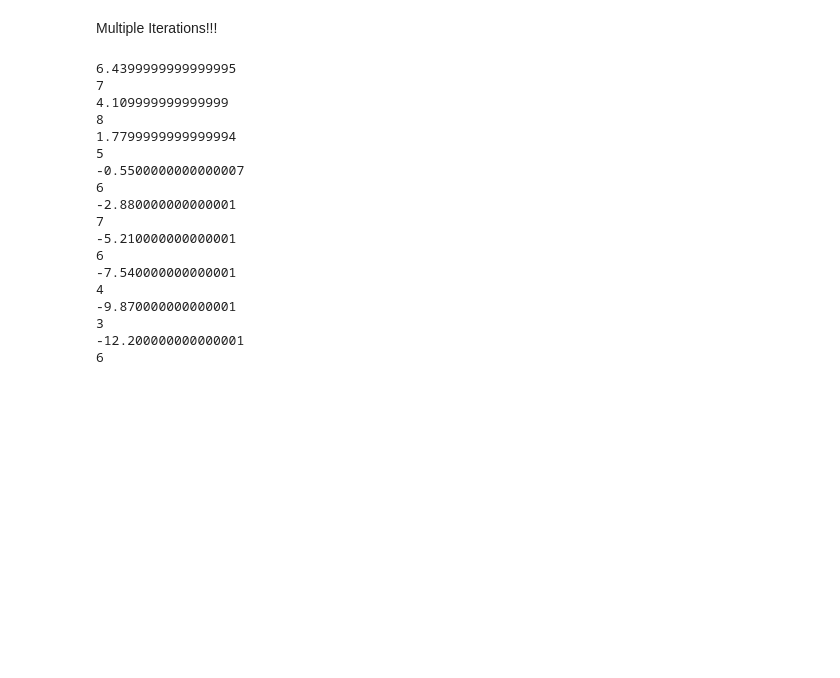
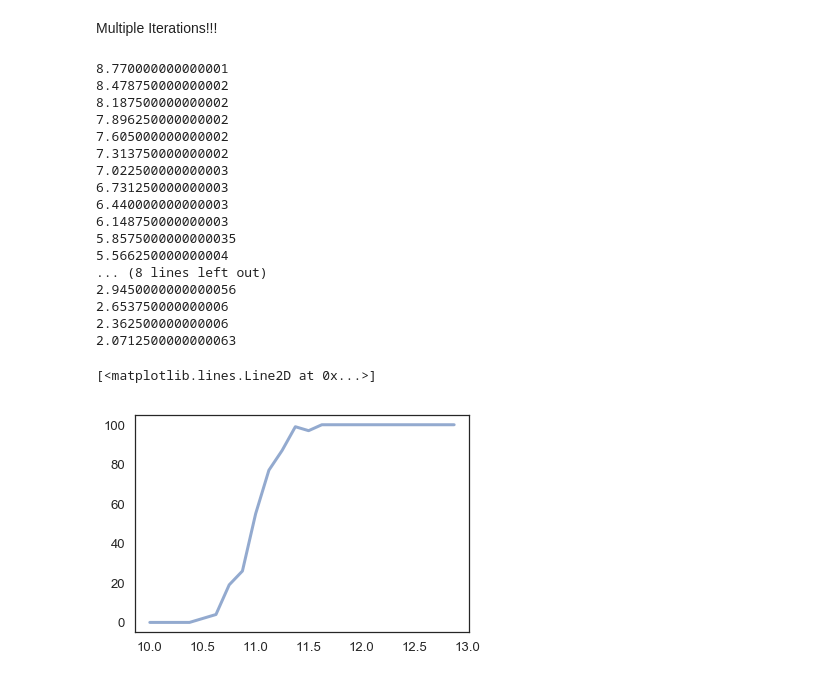
Before and after one commit to mrittmanic/pHandDying, a Jupyter notebook: code/pHandDyingRoughDraft.ipynb, the cells around one changed output. Saved outputs shown, nothing was run; the diff lists cells and outputs as text; code cells hidden in the pictures; blank space fills up the shorter version.

```diff
--- a/code/pHandDyingRoughDraft.ipynb
+++ b/code/pHandDyingRoughDraft.ipynb
@@ -190,42 +190,49 @@ print(extinct.extinct)
 # %% [markdown]
 Multiple Iterations!!!
 # %%
+#step = 0.1
 
 def run_match2_mult_it(projection):
     match = TimeSeries()
     match[9] = 11.1
-    for p in linrange(9, projection, 1):
-        match [p+1] = match[p] - 2.33
+    for p in linrange(9, projection, 0.125):
+        match [p+0.125] = match[p] - 2.33 * (0.125)
     return match[projection]
 
-for proj in linrange(11, 20, 1):
+crustydead = Series()
+
+for proj in linrange(10, 13, 0.125):
+
     iterations=run_match2_mult_it(proj)
     print (iterations)
 
     birth_rate_normal = 0.12
-    birth = run_match2()
+    birth = run_match2_mult_it(proj)
     birth1 = birth_rate_normal*(birth/11.1)
     values = System(death=0.1, birth_lb = birth1-0.07, birth_ub = birth1+0.07, pop_0 = 40, time_period = 52)
 
     extinct = State(extinct = 0)
-    extinctions = run_program(10, values, extinct)
-    print(extinct.extinct)
+    extinctions = run_program(100, values, extinct)
+    crustydead[proj] = extinct.extinct
+
+plot (crustydead)
 # %% [output]
-6.4399999999999995
-7
-4.109999999999999
-8
-1.7799999999999994
-5
--0.5500000000000007
-6
--2.880000000000001
-7
--5.210000000000001
-6
--7.540000000000001
-4
--9.870000000000001
-3
--12.200000000000001
-6
+8.770000000000001
+8.478750000000002
+8.187500000000002
+7.896250000000002
+7.605000000000002
+7.313750000000002
+7.022500000000003
+6.731250000000003
+6.440000000000003
+6.148750000000003
+5.8575000000000035
+5.566250000000004
+... (8 lines left out)
+2.9450000000000056
+2.653750000000006
+2.362500000000006
+2.0712500000000063
+[<matplotlib.lines.Line2D at 0x...>]
+[figure, added]
```
Also changed, not shown: parts of 1 cell of this notebook.
